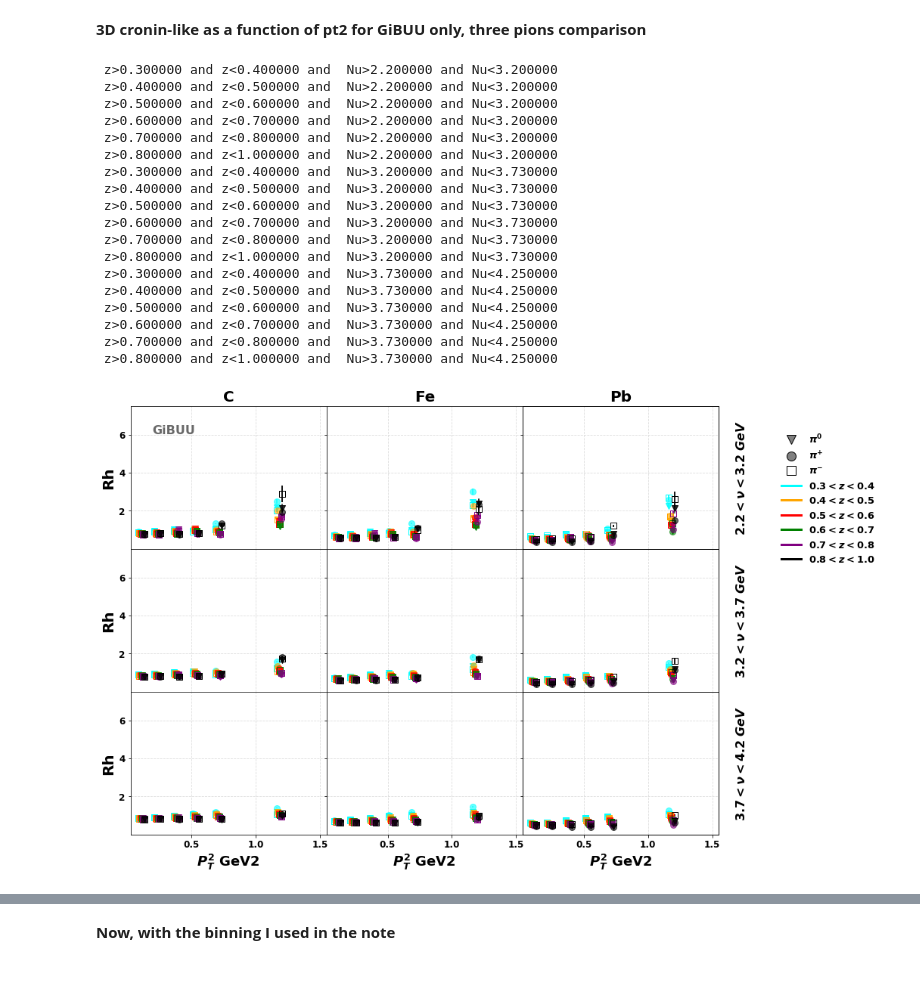
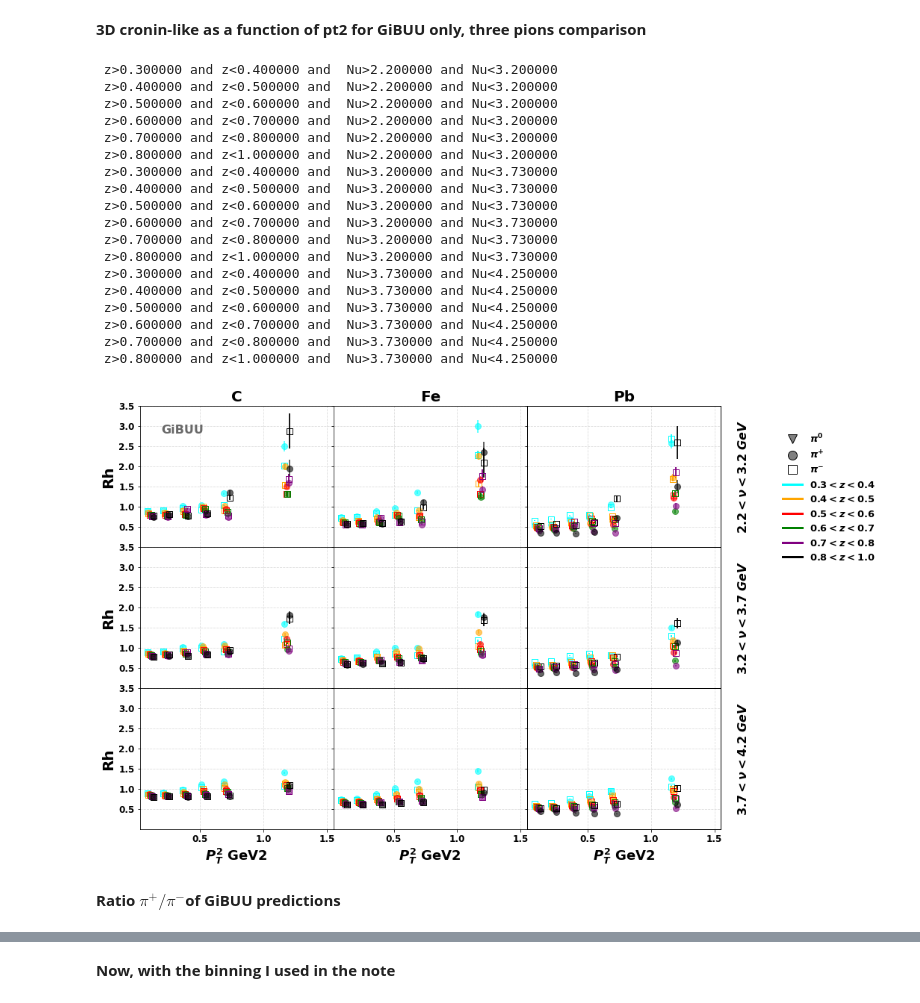
Before and after one commit to smoranvas/single-hadronPaperPlots, a Jupyter notebook: resultsPlotsAnaNote.ipynb, the cells around one changed output, grey strips where cells are left out. Saved outputs shown, nothing was run; the diff lists cells and outputs as text; code cells hidden in the pictures; blank space fills up the shorter version.

```diff
--- a/resultsPlotsAnaNote.ipynb
+++ b/resultsPlotsAnaNote.ipynb
@@ -1868,27 +3132,27 @@ for i,target in enumerate(['C','Fe','Pb']):
     key = 'C_'+ibin
     for zbin in range(4,10):
         if zbin !=9 and zbin!=4 and zbin!=5:
-            axs[0,i].errorbar(x[key]+0.0*zbin,y_pi0['%s_nu_1_z_%i'%(target,zbin)],
+            axs[0,i].errorbar(x[key]+0.02*zbin,y_pi0['%s_nu_1_z_%i'%(target,zbin)],
                             yerr=erry_pi0['%s_nu_1_z_%i'%(target,zbin)],label='$\pi^{0}$'if i == 0 else "",
                             fmt='v',ms=8, color=colors['bin_%i'%zbin], alpha=0.8,lw=2, ls='')
         if zbin==9:
-            axs[0,i].errorbar(x[key][:-1]+0.0*zbin,y_pi0['%s_nu_1_z_%i'%(target,zbin)][:-1],
+            axs[0,i].errorbar(x[key][:-1]+0.02*zbin,y_pi0['%s_nu_1_z_%i'%(target,zbin)][:-1],
                             yerr=erry_pi0['%s_nu_1_z_%i'%(target,zbin)][:-1],label='$\pi^{0}$'if i == 0 else "",
                             fmt='v',ms=8, color=colors['bin_%i'%zbin], alpha=0.8,lw=2, ls='')
         if zbin==4:
-            axs[0,i].errorbar(x[key][:-1]+0.0*zbin,y_pi0['%s_nu_1_z_%i'%(target,zbin)][:-1],
+            axs[0,i].errorbar(x[key][:-1]+0.02*zbin,y_pi0['%s_nu_1_z_%i'%(target,zbin)][:-1],
                             yerr=erry_pi0['%s_nu_1_z_%i'%(target,zbin)][:-1],label='$\pi^{0}$'if i == 0 else "",
                             fmt='v',ms=8, color=colors['bin_%i'%zbin], alpha=0.8,lw=2, ls='')
         if zbin==5 and target=='Pb':
-            axs[0,i].errorbar(x[key][:-1]+0.0*zbin,y_pi0['%s_nu_1_z_%i'%(target,zbin)][:-1],
+            axs[0,i].errorbar(x[key][:-1]+0.02*zbin,y_pi0['%s_nu_1_z_%i'%(target,zbin)][:-1],
                             yerr=erry_pi0['%s_nu_1_z_%i'%(target,zbin)][:-1],label='$\pi^{0}$'if i == 0 else "",
                             fmt='v',ms=8, color=colors['bin_%i'%zbin], alpha=0.8,lw=2, ls='')
         if zbin==5 and target=='C':
-            axs[0,i].errorbar(x[key]+0.0*zbin,y_pi0['%s_nu_1_z_%i'%(target,zbin)],
+            axs[0,i].errorbar(x[key]+0.02*zbin,y_pi0['%s_nu_1_z_%i'%(target,zbin)],
                             yerr=erry_pi0['%s_nu_1_z_%i'%(target,zbin)],label='$\pi^{0}$'if i == 0 else "",
                             fmt='v',ms=8, color=colors['bin_%i'%zbin], alpha=0.8,lw=2, ls='')
         if zbin==5 and target=='Fe':
-            axs[0,i].errorbar(x[key]+0.0*zbin,y_pi0['%s_nu_1_z_%i'%(target,zbin)],
+            axs[0,i].errorbar(x[key]+0.02*zbin,y_pi0['%s_nu_1_z_%i'%(target,zbin)],
                             yerr=erry_pi0['%s_nu_1_z_%i'%(target,zbin)],label='$\pi^{0}$'if i == 0 else "",
                             fmt='v',ms=8, color=colors['bin_%i'%zbin], alpha=0.8,lw=2, ls='')
 
@@ -1896,26 +3160,26 @@ for i,target in enumerate(['C','Fe','Pb']):
 for i,target in enumerate(['C','Fe','Pb']):
     for zbin in range(4,10):
         if zbin !=9 and zbin!=4:
-            axs[1,i].errorbar(x[key]+0.0*zbin,y_pi0['%s_nu_2_z_%i'%(target,zbin)],
+            axs[1,i].errorbar(x[key]+0.02*zbin,y_pi0['%s_nu_2_z_%i'%(target,zbin)],
                             yerr=erry_pi0['%s_nu_2_z_%i'%(target,zbin)],label='$\pi^{0}$'if i == 0 else "",
                             fmt='v',ms=8, color=colors['bin_%i'%zbin], alpha=0.8,lw=2, ls='')
         if zbin==9:
-            axs[1,i].errorbar(x[key][:-1]+0.0*zbin,y_pi0['%s_nu_2_z_%i'%(target,zbin)][:-1],
+            axs[1,i].errorbar(x[key][:-1]+0.02*zbin,y_pi0['%s_nu_2_z_%i'%(target,zbin)][:-1],
                             yerr=erry_pi0['%s_nu_2_z_%i'%(target,zbin)][:-1],label='$\pi^{0}$'if i == 0 else "",
                             fmt='v',ms=8, color=colors['bin_%i'%zbin], alpha=0.8,lw=2, ls='')
         if zbin==4:
-            axs[1,i].errorbar(x[key][:-1]+0.0*zbin,y_pi0['%s_nu_2_z_%i'%(target,zbin)][:-1],
+            axs[1,i].errorbar(x[key][:-1]+0.02*zbin,y_pi0['%s_nu_2_z_%i'%(target,zbin)][:-1],
                             yerr=erry_pi0['%s_nu_2_z_%i'%(target,zbin)][:-1],label='$\pi^{0}$'if i == 0 else "",
                             fmt='v',ms=8, color=colors['bin_%i'%zbin], alpha=0.8,lw=2, ls='')
 
 for i,target in enumerate(['C','Fe','Pb']):
     for zbin in range(4,10):
         if zbin !=9:
-            axs[2,i].errorbar(x[key]+0.0*zbin,y_pi0['%s_nu_3_z_%i'%(target,zbin)],
+            axs[2,i].errorbar(x[key]+0.02*zbin,y_pi0['%s_nu_3_z_%i'%(target,zbin)],
                             yerr=erry_pi0['%s_nu_3_z_%i'%(target,zbin)],label='$\pi^{0}$'if i == 0 else "",
                             fmt='v',ms=8, color=colors['bin_%i'%zbin], alpha=0.8,lw=2, ls='')
         if zbin==9:
-            axs[2,i].errorbar(x[key][:-1]+0.0*zbin,y_pi0['%s_nu_3_z_%i'%(target,zbin)][:-1],
+            axs[2,i].errorbar(x[key][:-1]+0.02*zbin,y_pi0['%s_nu_3_z_%i'%(target,zbin)][:-1],
                             yerr=erry_pi0['%s_nu_3_z_%i'%(target,zbin)][:-1],label='$\pi^{0}$'if i == 0 else "",
                             fmt='v',ms=8, color=colors['bin_%i'%zbin], alpha=0.8,lw=2, ls='')
 
@@ -1984,6 +3248,6 @@ axs[0,0].yaxis.set_label_text(nulabel2['bin_1'],fontsize=20, fontweight='bold')
 axs[1,0].yaxis.set_label_text(nulabel2['bin_2'],fontsize=20, fontweight='bold')
 axs[2,0].yaxis.set_label_text(nulabel2['bin_3'],fontsize=20, fontweight='bold')
 #axs[0,0].set_xscale('log')
-#plt.savefig('3D_chargedPions_Cronin_TAYA_Binning.pdf', bbox_inches='tight')
+plt.savefig('3D_chargedPions_Cronin_TAYA_Binning_onlypi0.pdf', bbox_inches='tight')
 #plt.savefig('test.png', bbox_inches='tight')
 # %% [output]
@@ -2528,19 +3791,19 @@ for nubin in range(1,4):
             axs[nubin-1,i].plot(x+shiftx*zbin,r,label='$\pi^{-}$ %s'%target,color=colors['bin_%i'%zbin],lw=2,alpha=0.9,ls='',marker='s',fillstyle='none',ms=8)#,ds='steps')
 
 
-        for i,target in enumerate(['C','Fe','Pb']):
+        #for i,target in enumerate(['C','Fe','Pb']):
 
-            r, err,x = getRatio(df['GiBUU_%s_hadron'%target].query('pid==111 and' +query),
-                                df['GiBUU_D_hadron'].query('pid==111 and' + query),
-                                df['GiBUU_%s_electron'%target].query(nuquery), df['GiBUU_D_electron'].query(nuquery),
-                                 variable='pt2',mybins=CroninBins_pip)
+         #   r, err,x = getRatio(df['GiBUU_%s_hadron'%target].query('pid==111 and' +query),
+         #                       df['GiBUU_D_hadron'].query('pid==111 and' + query),
+         #                       df['GiBUU_%s_electron'%target].query(nuquery), df['GiBUU_D_electron'].query(nuquery),
+         #                        variable='pt2',mybins=CroninBins_pip)
 
-            axs[nubin-1,i].errorbar(x+shiftx*zbin,r,yerr=err,color=colors['bin_%i'%zbin],lw=2,alpha=0.6,ls='',marker='v',fillstyle='full',ms=8)#,ds='steps')
-            axs[nubin-1,i].plot(x+shiftx*zbin,r,label='$\pi^{0}$ %s'%target,color=colors['bin_%i'%zbin],lw=2,alpha=0.6,ls='',marker='v',fillstyle='full',ms=8)#,ds='steps')
+          #  axs[nubin-1,i].errorbar(x+shiftx*zbin,r,yerr=err,color=colors['bin_%i'%zbin],lw=2,alpha=0.6,ls='',marker='v',fillstyle='full',ms=8)#,ds='steps')
+          #  axs[nubin-1,i].plot(x+shiftx*zbin,r,label='$\pi^{0}$ %s'%target,color=colors['bin_%i'%zbin],lw=2,alpha=0.6,ls='',marker='v',fillstyle='full',ms=8)#,ds='steps')
 
         axs[2,nubin-1].xaxis.set_label_text('$P_{T}^{2}$ GeV2',fontsize=18, fontweight='bold')
-        axs[0,nubin-1].set_ylim([0.001,7.5])
-        axs[1,nubin-1].set_ylim([0.001,7.5])
+        axs[0,nubin-1].set_ylim([0.001,3.5])
+        axs[1,nubin-1].set_ylim([0.001,3.5])
 
 
         axs[0,nubin-1].grid(True, axis='y',color='gainsboro', linestyle='dashed')
@@ -2615,31 +3878,33 @@ ax03.tick_params(axis='y', colors='red')
 ax03.yaxis.set_label_text('\n' + nulabel3['bin_3'] ,fontsize=16, color='black')
 ax03.set_ylim([3.2,2.21])
 ax03.set_yticks(np.arange(3.2,2.21,1))
 fig.text(0.15, 0.95, 'GiBUU', fontsize=16, va='center', fontweight='bold', color='dimgray')
 
 axs[0,0].yaxis.set_label_text(nulabel2['bin_1'],fontsize=20, fontweight='bold')
 axs[1,0].yaxis.set_label_text(nulabel2['bin_2'],fontsize=20, fontweight='bold')
 axs[2,0].yaxis.set_label_text(nulabel2['bin_3'],fontsize=20, fontweight='bold')
 #axs[0,0].set_yscale('log')
 plt.savefig('3D_chargedPions_Cronin_TAYA_Binning_GiBUU.pdf', bbox_inches='tight')
 #plt.savefig('test.png', bbox_inches='tight')
 # %% [output]
  z>0.300000 and z<0.400000 and  Nu>2.200000 and Nu<3.200000
  z>0.400000 and z<0.500000 and  Nu>2.200000 and Nu<3.200000
  z>0.500000 and z<0.600000 and  Nu>2.200000 and Nu<3.200000
  z>0.600000 and z<0.700000 and  Nu>2.200000 and Nu<3.200000
  z>0.700000 and z<0.800000 and  Nu>2.200000 and Nu<3.200000
  z>0.800000 and z<1.000000 and  Nu>2.200000 and Nu<3.200000
  z>0.300000 and z<0.400000 and  Nu>3.200000 and Nu<3.730000
  z>0.400000 and z<0.500000 and  Nu>3.200000 and Nu<3.730000
  z>0.500000 and z<0.600000 and  Nu>3.200000 and Nu<3.730000
  z>0.600000 and z<0.700000 and  Nu>3.200000 and Nu<3.730000
  z>0.700000 and z<0.800000 and  Nu>3.200000 and Nu<3.730000
  z>0.800000 and z<1.000000 and  Nu>3.200000 and Nu<3.730000
  z>0.300000 and z<0.400000 and  Nu>3.730000 and Nu<4.250000
  z>0.400000 and z<0.500000 and  Nu>3.730000 and Nu<4.250000
  z>0.500000 and z<0.600000 and  Nu>3.730000 and Nu<4.250000
  z>0.600000 and z<0.700000 and  Nu>3.730000 and Nu<4.250000
  z>0.700000 and z<0.800000 and  Nu>3.730000 and Nu<4.250000
  z>0.800000 and z<1.000000 and  Nu>3.730000 and Nu<4.250000
-[figure, old version]
+[figure, new version]
+# %% [markdown]
+**Ratio $\pi^{+}/\pi^{-}$of GiBUU predictions**
```
Also changed, not shown: parts of 16 cells of this notebook.
